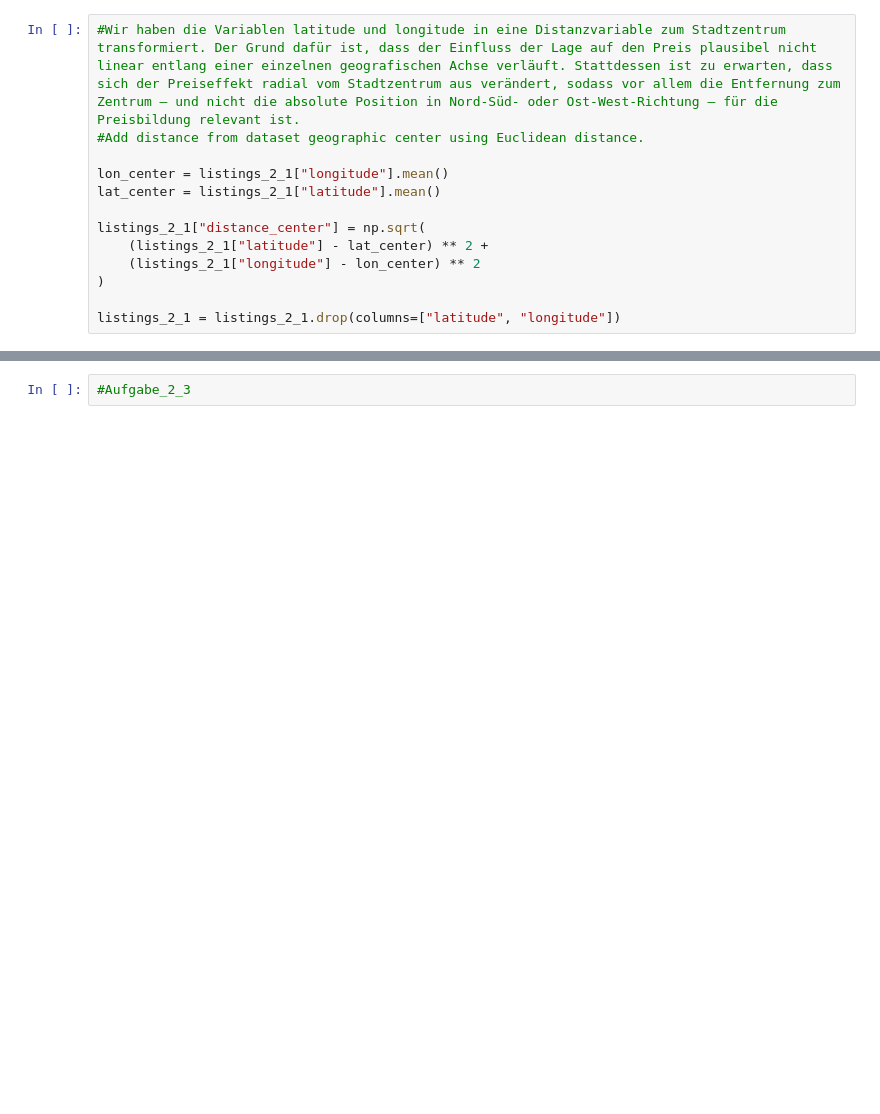
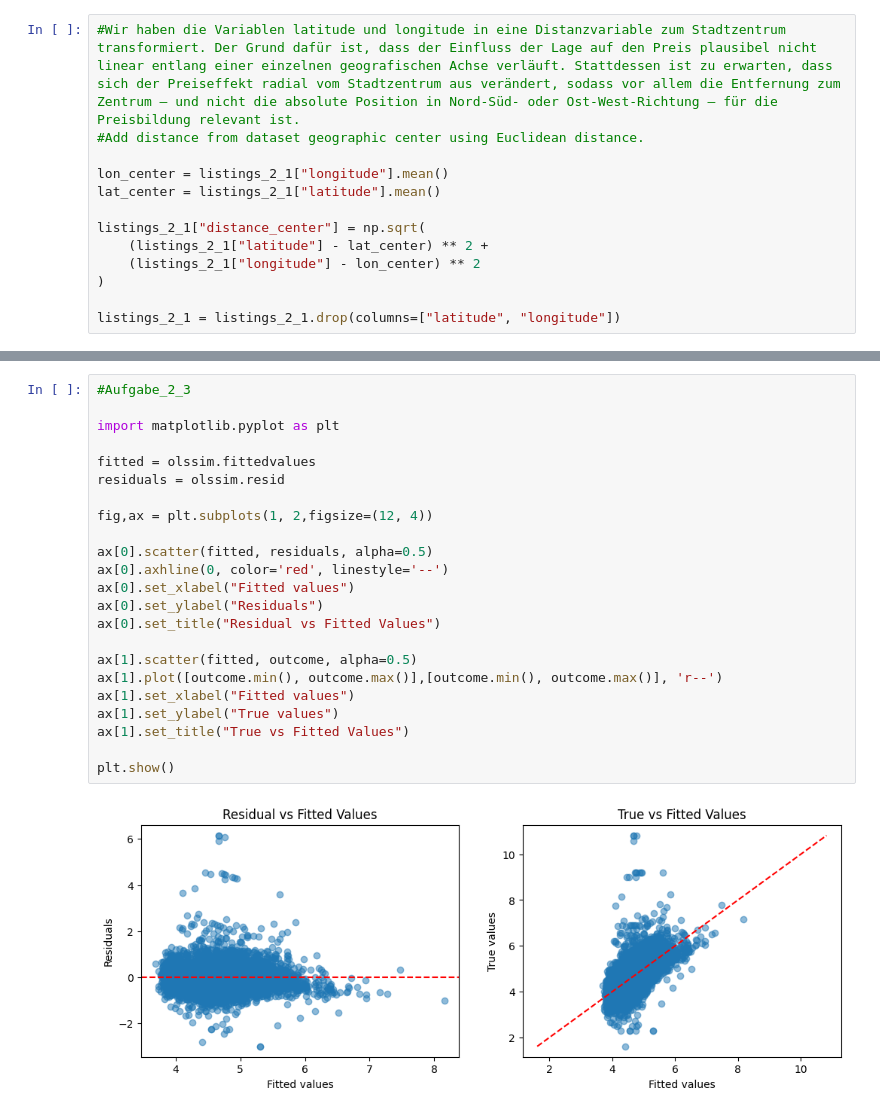
Before and after one commit to Niclas5/Examination-WS25-26, a Jupyter notebook: Aufgabe2.ipynb, the cells around one changed output, grey strips where cells are left out. Cells and saved outputs as stored; diff of their text form; blank space fills up the shorter version.

```diff
--- a/Aufgabe2.ipynb
+++ b/Aufgabe2.ipynb
@@ -92,3 +96,26 @@ Notes:
 strong multicollinearity or other numerical problems.
 # %%
 #Aufgabe_2_3
+
+import matplotlib.pyplot as plt
+
+fitted = olssim.fittedvalues
+residuals = olssim.resid
+
+fig,ax = plt.subplots(1, 2,figsize=(12, 4))
+
+ax[0].scatter(fitted, residuals, alpha=0.5)
+ax[0].axhline(0, color='red', linestyle='--')
+ax[0].set_xlabel("Fitted values")
+ax[0].set_ylabel("Residuals")
+ax[0].set_title("Residual vs Fitted Values")
+
+ax[1].scatter(fitted, outcome, alpha=0.5)
+ax[1].plot([outcome.min(), outcome.max()],[outcome.min(), outcome.max()], 'r--')
+ax[1].set_xlabel("Fitted values")
+ax[1].set_ylabel("True values")
+ax[1].set_title("True vs Fitted Values")
+
+plt.show()
+# %% [output]
+[figure, added]
```
Also changed, not shown: parts of 3 cells of this notebook.
